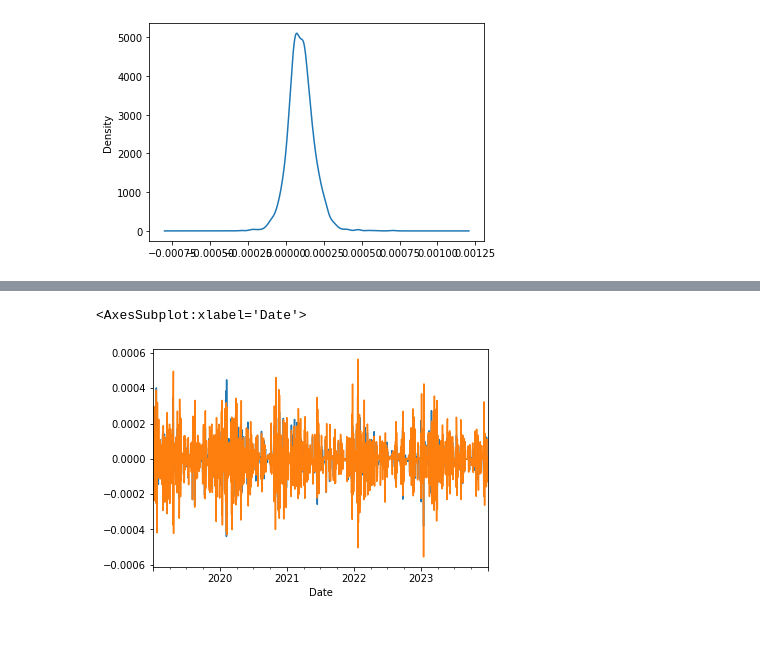
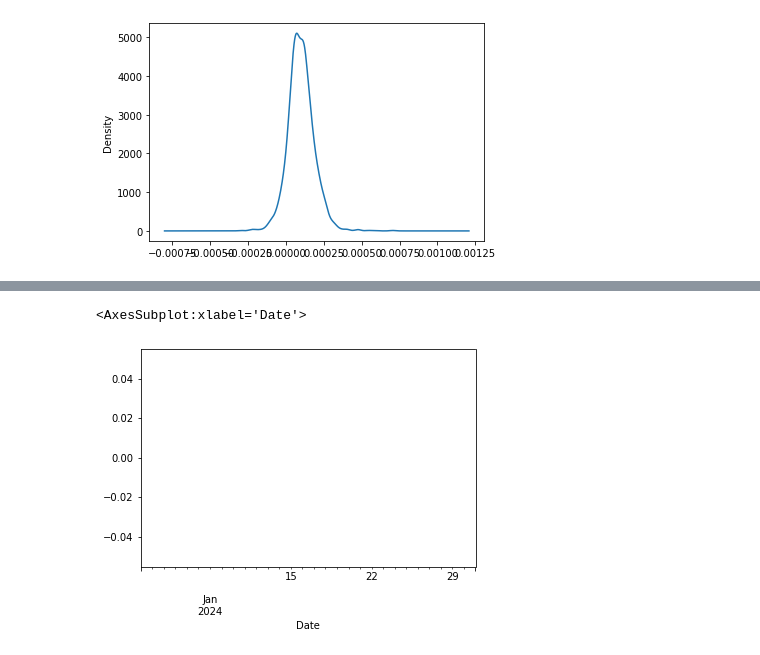
Before and after one commit to Praveen-Rajes/Analyzing-HCHO-Gas-Levels-in-Sri-Lanka-ARIMA, a Jupyter notebook: Data_Preprocessing.ipynb, the cells around one changed output, grey strips where cells are left out. Cells and saved outputs as stored; diff of their text form; code cells hidden in the pictures.

Commit message:
model code updated

```diff
--- a/Data_Preprocessing.ipynb
+++ b/Data_Preprocessing.ipynb
@@ -529,3 +317,2 @@ Kandy_df = Kandy_df.drop(['forecast'], axis=1)
 # %%
-#difference copy HCHO values by 1
-Kandy_df['copy HCHO values'] = Kandy_df['copy HCHO values'].diff(2)
+Kandy_df['copy HCHO values'] = Kandy_df['copy HCHO values'].interpolate(method='spline', order=2)
@@ -548,0 +524,38 @@ Kandy_df
+# %%
+import pandas as pd
+import matplotlib.pyplot as plt
+import statsmodels.api as sm
+from statsmodels.tsa.arima.model import ARIMA
+from datetime import datetime
+vals = []
+forecast_df = pd.DataFrame(columns=['Date', 'copy HCHO values'])
+
+
+# Import today's date from code
+todays_date = datetime(2024, 1, 1)#datetime.today().date()
+
+# Read the CSV file into a DataFrame
+
+order = (1, 1, 0)
+
+# Fit ARIMA model
+model = ARIMA(Kandy_df['copy HCHO values'], order=order)
+results = model.fit()
+
+# Display the model summary
+print(results.summary())
+
+# Forecast for 7 days from today's date
+forecast_steps = 30
+forecast = results.get_forecast(steps=forecast_steps)
+forecast_values = forecast.predicted_mean
+predictions = []
+    # Print the predicted exchange rates for the next 7 days
+print("Predicted Exchange Rates for the Next 30 Days:")
+for i in range(forecast_steps):
+    prediction_date = todays_date + pd.Timedelta(days=i + 1)  # Adjust for starting from tomorrow
+    print(f"{prediction_date}: {forecast_values.iloc[i]}")
+    predictions.append(forecast_values.iloc[i])
+    Kandy_df.loc[-1 + 1, 'copy HCHO values'] = forecast_values.iloc[i]
+    forecast_df = forecast_df.append({'Date': prediction_date, 'copy HCHO value': forecast_values.iloc[i]}, ignore_index=True)
+    vals.append(forecast_values.iloc[i])
@@ -549,6 +620,5 @@ Kandy_df
 # %%
-Kandy_df['diff copy HCHO values'].plot()
-Kandy_df['copy HCHO values'].plot()
+forecast_df['copy HCHO values'].plot()
 # %% [output]
 <AxesSubplot:xlabel='Date'>
-[figure, old version]
+[figure, new version]
```
Also changed, not shown: parts of 50 cells of this notebook.
